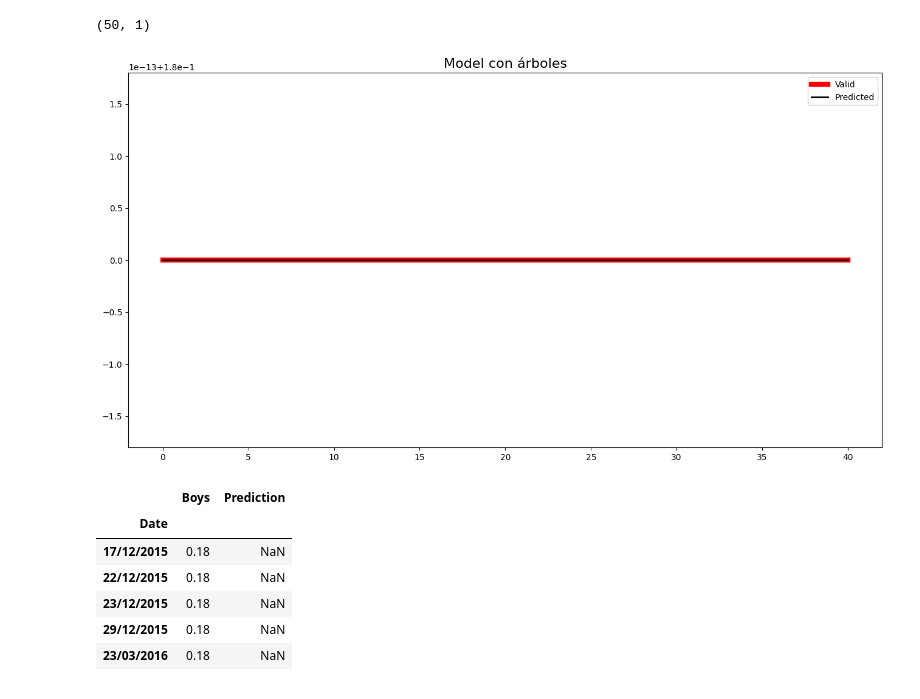
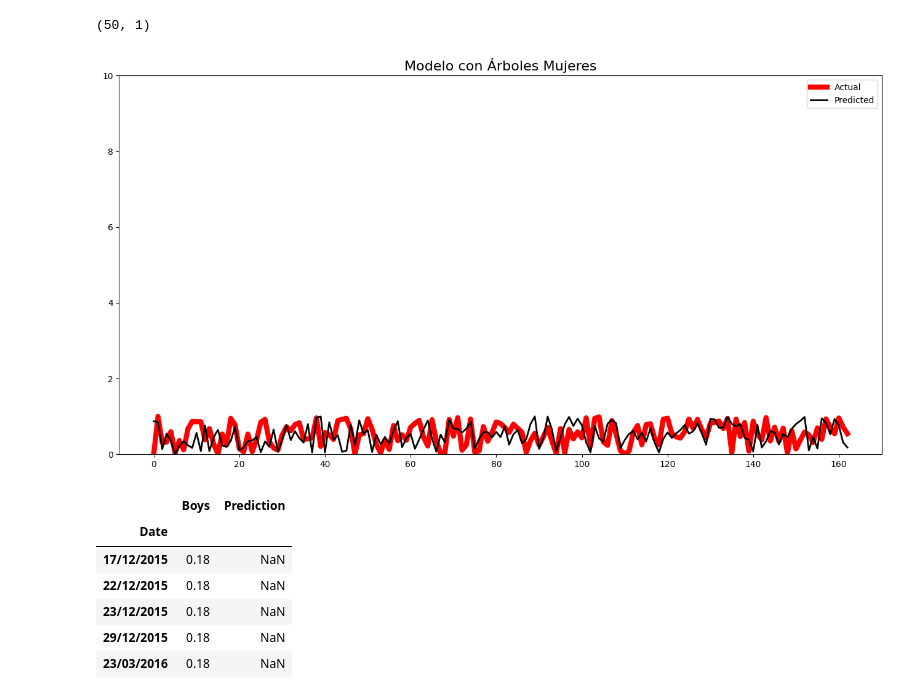
Before and after one commit to Soyluisflores/Clase5, a Jupyter notebook: Proyecto_2.ipynb, the cells around one changed output. Saved outputs shown, nothing was run; the diff lists cells and outputs as text; code cells hidden in the pictures.

```diff
--- a/Proyecto_2.ipynb
+++ b/Proyecto_2.ipynb
@@ -489,29 +489,47 @@ x_future.shape
 # %% [output]
 (50, 1)
 # %%
+# Establecemos las librerias faltantes y Generando datos y predicciones
 from sklearn.tree import DecisionTreeRegressor
 from sklearn.model_selection import train_test_split
 import numpy as np
+import pandas as pd
+import matplotlib.pyplot as plt
 
-SL_girls=SL['Girls']
+SL = pd.DataFrame({'girls': np.random.rand(163), 'X1': np.random.rand(163), 'X2': np.random.rand(163)})
+SL['Predictions'] = np.random.rand(163)
+
+X = SL[['X1', 'X2']]
+y = SL['girls']
+x_train, x_test, y_train, y_test = train_test_split(X, y, test_size=0.2, random_state=42)
+
+SL_girls=SL['girls']
 SL_girls=pd.DataFrame(SL_girls)
-
-x_train, x_test, y_train, y_test = train_test_split(X, y, test_size=0.2, random_state=42)
 
 tree_model = DecisionTreeRegressor()
 tree_model.fit(x_train, y_train)
 
 tree_prediction = tree_model.predict(x_test)
-valid= pd.DataFrame({'Girls': y_test, 'Predictions': tree_prediction})
+tree_model = DecisionTreeRegressor()
+tree_model.fit(x_train, y_train)
+
+tree_prediction = tree_model.predict(x_test)
+
+SL['Predictions'] = np.random.rand(len(SL))
 # %%
-plt.figure(figsize=(16,8))
-plt.title("Model con árboles",fontsize=16)
-plt.plot(valid['Girls'],'-r',lw=6)
-plt.plot(valid['Predictions'],'-k',lw=2)
-plt.legend([ "Valid", 'Predicted'])
+#Representamos la informacion en una Gráfica
+plt.figure(figsize=(16, 8))
+plt.title("Modelo con Árboles Mujeres", fontsize=16)
+plt.plot(SL['girls'], '-r', lw=6, label='Actual girls')
+plt.plot(SL['Predictions'], '-k', lw=2, label='Predicted girls')
+plt.legend(["Actual", 'Predicted'])
+y_min = 0
+y_max = 10
+plt.ylim(y_min, y_max)
+plt.savefig('modelo con arboles Mujeres.png', dpi=300, format='png')
 plt.show()
 # %% [output]
-[figure, old version]
+[figure, new version]
 # %%
 # Establecemos los datos para una predicción a futuro pero ahora con los chicos
 SL_Boys=SL['Boys']
```
Also changed, not shown: parts of 2 cells of this notebook.
